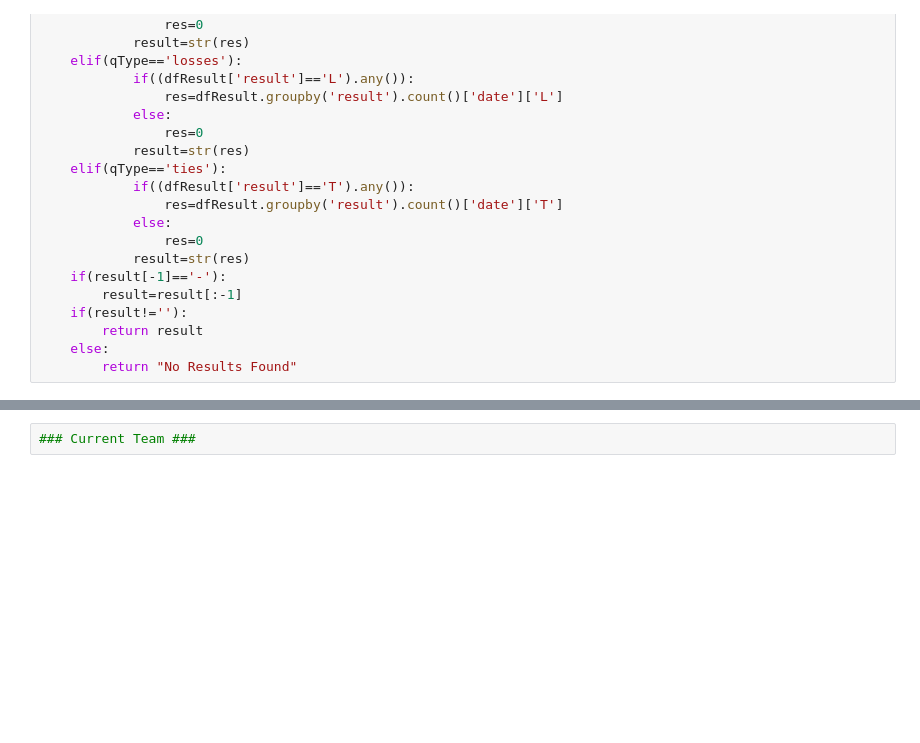
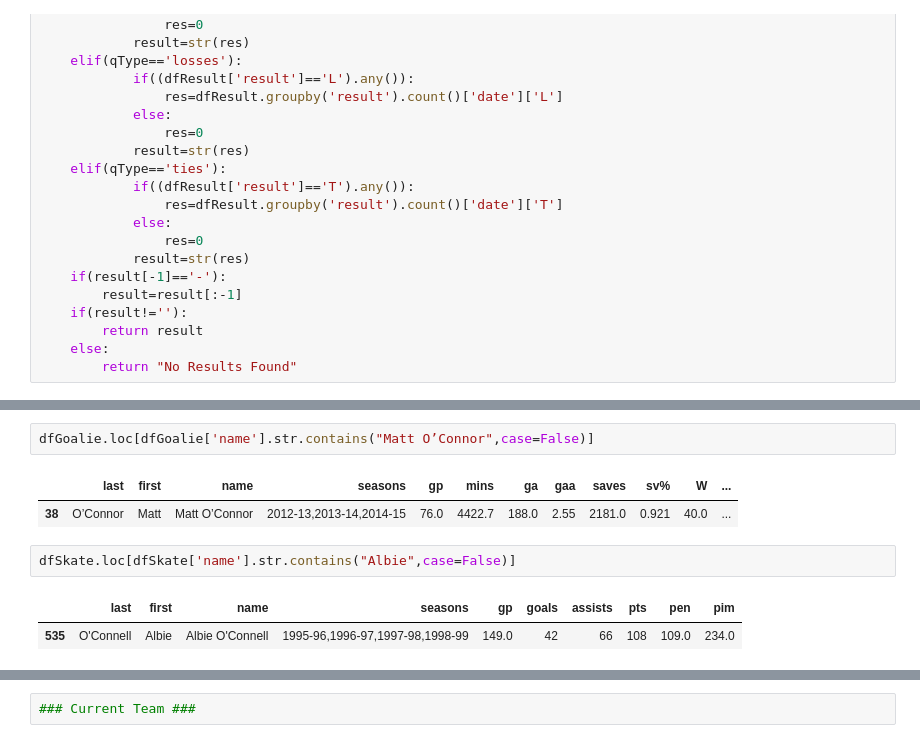
Before and after one commit to redsoxfan2194/buhockeystats, a Jupyter notebook: BU Record Book-Clean.ipynb, the cells around one changed output, grey strips where cells are left out. Cells and saved outputs as stored; diff of their text form; blank space fills up the shorter version.

```diff
--- a/BU Record Book-Clean.ipynb
+++ b/BU Record Book-Clean.ipynb
@@ -1386,0 +1563,10 @@ dfGames.loc[(dfGames['opponent']=='North Dakota') ].sort_values('date',ascending
+# %%
+dfGoalie.loc[dfGoalie['name'].str.contains("Matt O’Connor",case=False)]
+# %% [output]
+|  | last | first | name | seasons | gp | mins | ga | gaa | saves | sv% | W | ... |
+| 38 | O’Connor | Matt | Matt O’Connor | 2012-13,2013-14,2014-15 | 76.0 | 4422.7 | 188.0 | 2.55 | 2181.0 | 0.921 | 40.0 | ... |
+# %%
+dfSkate.loc[dfSkate['name'].str.contains("Albie",case=False)]
+# %% [output]
+|  | last | first | name | seasons | gp | goals | assists | pts | pen | pim |
+| 535 | O'Connell | Albie | Albie O'Connell | 1995-96,1996-97,1997-98,1998-99 | 149.0 | 42 | 66 | 108 | 109.0 | 234.0 |
```
Also changed, not shown: parts of 11 cells of this notebook, 1 other file.
